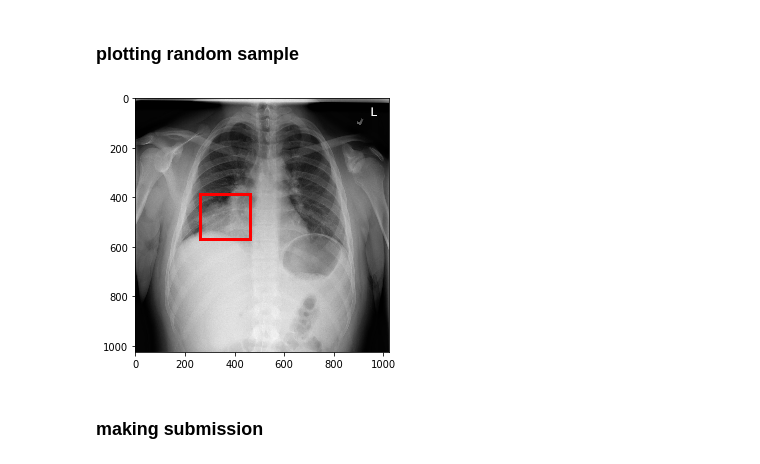
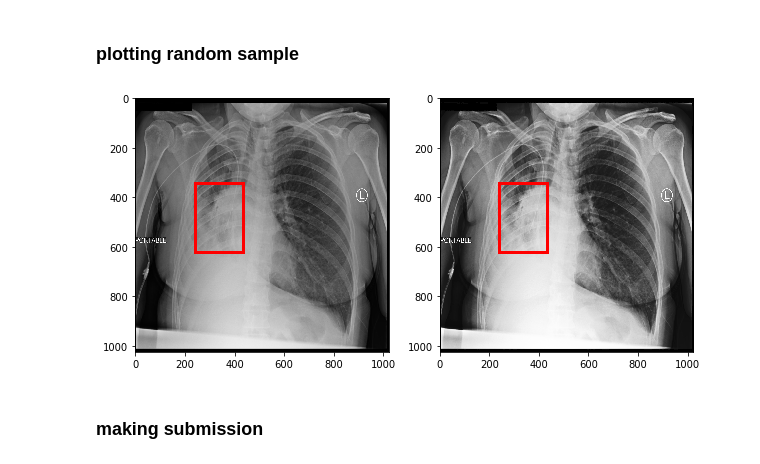
Before and after one commit to MiHess/kaggle-rsna, a Jupyter notebook: notebooks/make_submission_file.ipynb, the cells around one changed output. Cells and saved outputs as stored; diff of their text form; code cells hidden in the pictures.

Commit message:
sample with histogram equalization

```diff
--- a/notebooks/make_submission_file.ipynb
+++ b/notebooks/make_submission_file.ipynb
@@ -94,22 +96,24 @@ detections = _load_from_tfrec(tfrec_path=tfrec_path, label_map=label_map)
 # %%
 source_id, boxes = random.sample(detections.items(), 1)[0]
 source_id
 image = PIL.Image.open(os.path.join("/mirco-kaggle/rsna/stage_1_test_images_jpg/", source_id + ".jpg"))
 boxes
 
-plt.figure(figsize=(10, 10))
-plt.subplot(1, 2, 1)
-plt.imshow(image, cmap='gray')
+fig, axes = plt.subplots(1, 2, figsize=(10, 10))
 
-for box in boxes:
-    if not box['score'] > 0.2:
-        continue
-    rect = plt.Rectangle(
-        (box['xmin'], box['ymin']), box['xmax'] - box['xmin'], box['ymax'] - box['ymin'],
-        fill=None, edgecolor="red", linewidth=3)
-    plt.gca().add_patch(rect)
+axes[0].imshow(image, cmap='gray')
+axes[1].imshow(ImageOps.equalize(image), cmap='gray')
+
+for ax in axes:
+    for box in boxes:
+        if not box['score'] > 0.5:
+            continue
+        rect = plt.Rectangle(
+            (box['xmin'], box['ymin']), box['xmax'] - box['xmin'], box['ymax'] - box['ymin'],
+            fill=None, edgecolor="red", linewidth=3)
+        ax.add_patch(rect)
 # %% [output]
-[figure, old version]
+[figure, new version]
 # %% [markdown]
 ### making submission
 # %%
```
Also changed, not shown: parts of 1 cell of this notebook.
